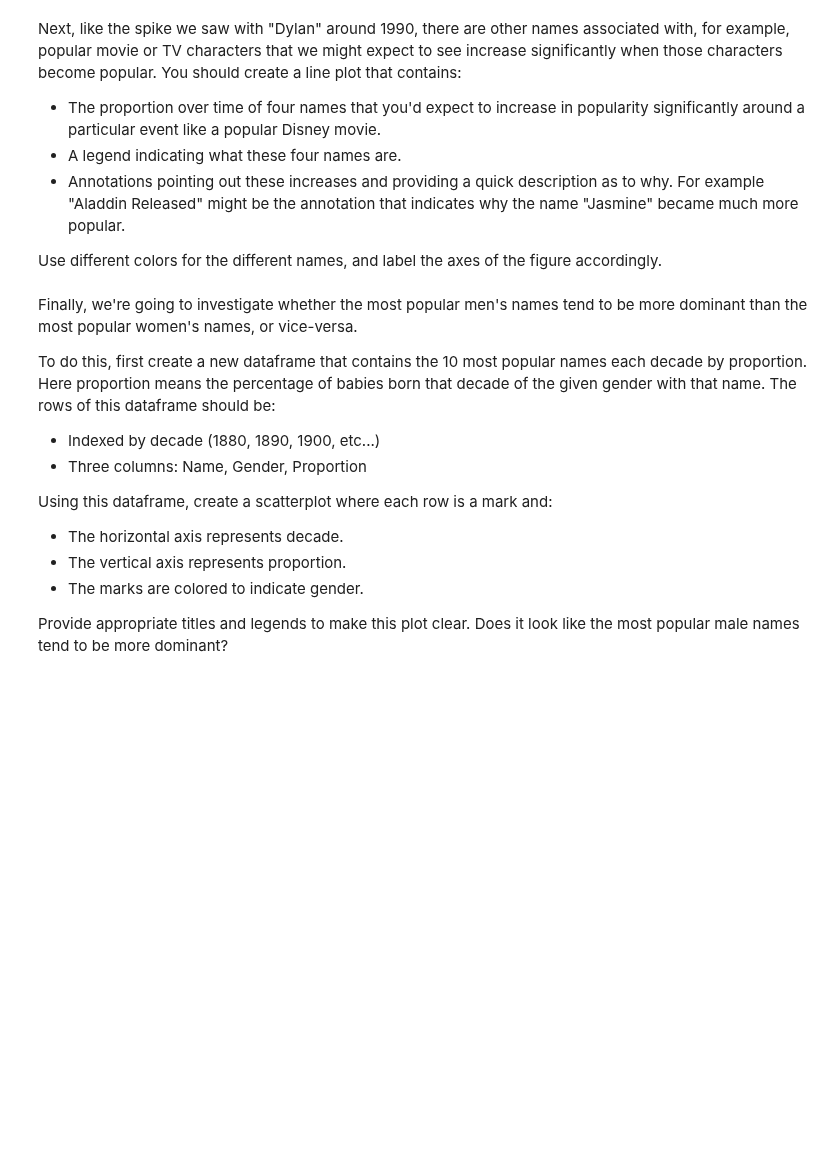
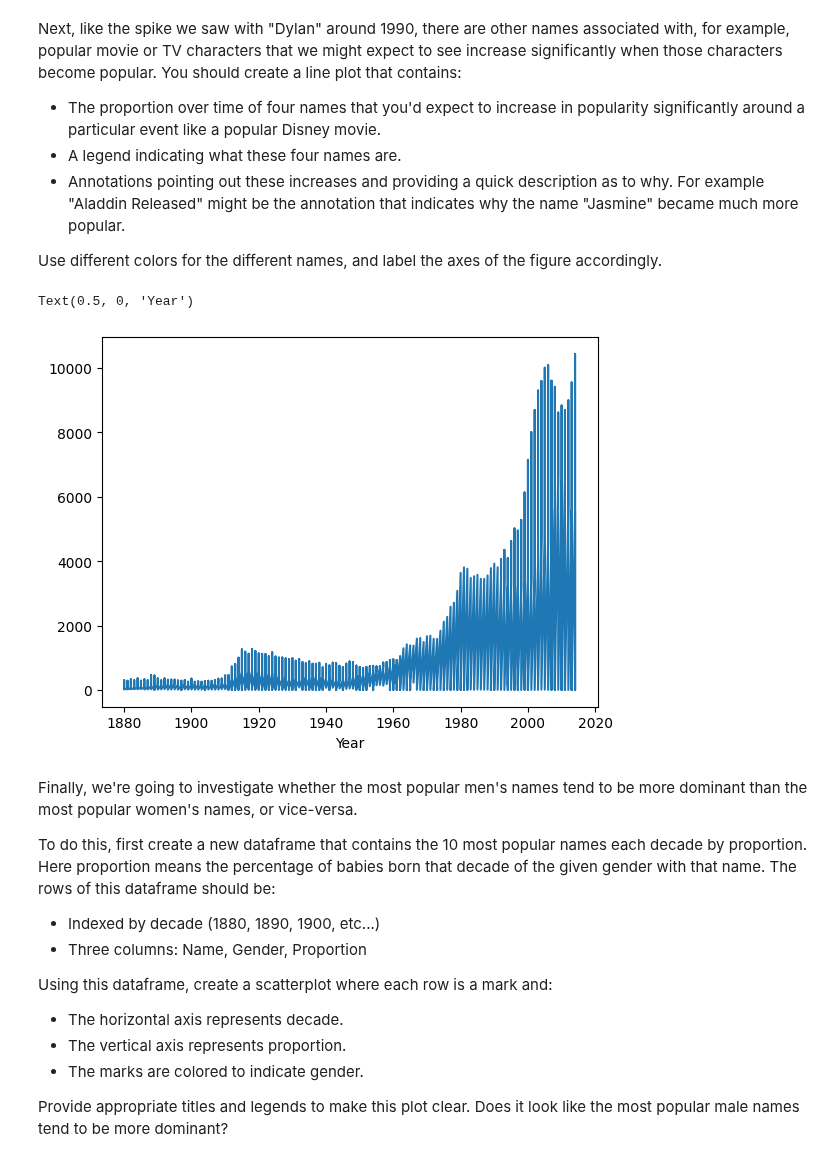
Before and after one commit to robchristiansen13/Learning, a Jupyter notebook: WeberState/CS 6570 (Data Science Algorithms I)/Assignments/CS-6570 Homework 2.ipynb, the cells around one changed output. Drawn from its saved outputs; the diff is of its cells as text; code cells hidden in the pictures; blank space fills up the shorter version.

```diff
--- a/WeberState/CS 6570 (Data Science Algorithms I)/Assignments/CS-6570 Homework 2.ipynb
+++ b/WeberState/CS 6570 (Data Science Algorithms I)/Assignments/CS-6570 Homework 2.ipynb
@@ -18,7 +18,7 @@ import matplotlib.pyplot as plt
 Now, let's read in the names data as a Pandas dataframe:
 # %%
 # TODO: Import the credits.csv dataset as a dataframe named credits_df, and the titles.csv dataset as a dataframe named titles_df.
-df_names = pd.read_csv('../Datasets/NationalNames.csv')
+df_names = pd.read_csv('Datasets/babynames/NationalNames.csv')
 df_names.head(5)
 # %% [output]
 |  | Id | Name | Year | Gender | Count |
@@ -69,3 +69,15 @@ For this assignment, you're going to explore the names data a bit more.
 First, add another column in the df_names dataframe that provides the proportion of that name relative to all baby names that year for that gender. So, for example, a proportion of .1 for the name Mary in 1892 would mean that 10% of all female babies were named Mary that year.
 # %%
 # TODO: Add a column 'prop' to the df_names dataframe containing the proportion information described above.
+year_aggregation = df_names.pivot_table(index='Year', values=('Count'), aggfunc=sum).sort_index(ascending=True) # Pivot Table to generate the aggregate sums
+year_aggregation = year_aggregation.rename(columns={'Count':'Year Total'}) # Rename column
+year_aggregation = year_aggregation.reset_index() # Move the index to a column
+year_aggregation.info()
+
+df_names_merged = pd.merge(df_names, year_aggregation, on='Year', how="inner")
+df_names_merged['prop'] = df_names_merged['Count'].div(df_names_merged['Year Total'])
+df_names = df_names_merged.drop(columns='Year Total')
+df_names
+
+# titles_df['decade'] = titles_df['release_year'].apply(lambda x: (x // 10) * 10  ) # The idea here is to integer divide by 10 (to round down) and then multiply it by 10
+# df_names['prop'] = df_names.apply[]
@@ -79,6 +114,18 @@ Next, like the spike we saw with "Dylan" around 1990, there are other names asso
 Use different colors for the different names, and label the axes of the figure accordingly.
 # %%
 #TODO: Draw the line plots described above.
+SearchNames = ['Luke', 'Leah', 'Hans', 'Ben']
+df_starwars = df_names.loc[(df_names['Name'].isin(SearchNames))] # Source: https://www.geeksforgeeks.org/how-to-check-if-pandas-column-has-value-from-list-of-string/
+df_starwars
+fig, ax = plt.subplots()
+ax.plot(df_starwars['Year'], df_starwars['Count'])
+
+ax.set_xlabel('Year')
+ax.set_ylabel('Male Babies Named Dylan')
+# plt.show()
+# %% [output]
+Text(0.5, 0, 'Year')
+[figure, added]
 # %% [markdown]
 Finally, we're going to investigate whether the most popular men's names tend to be more dominant than the most popular women's names, or vice-versa.
 
```
Also changed, not shown: parts of 4 cells of this notebook, 1 other file.
